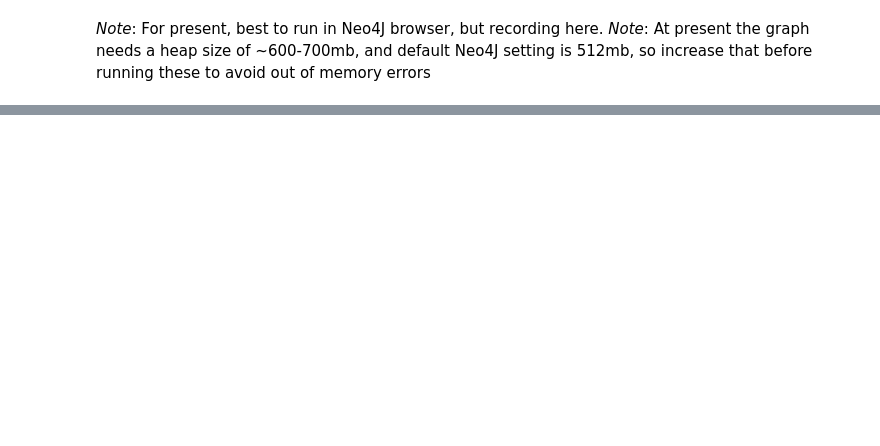
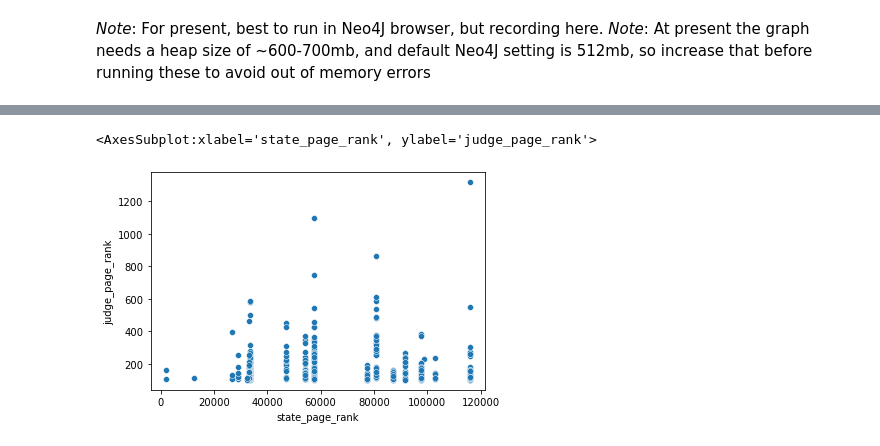
Before and after one commit to luke-grassroot/legalgraph, a Jupyter notebook: src/IndiaLegal-DS.ipynb, the cells around one changed output, grey strips where cells are left out. Cells and saved outputs as stored; diff of their text form; code cells hidden in the pictures; blank space fills up the shorter version.

Commit message:
Added GDS calls, including construction of graph and writing of PageRank scores, Louvain comms, plus initial exploration

```diff
--- a/src/IndiaLegal-DS.ipynb
+++ b/src/IndiaLegal-DS.ipynb
@@ -27,0 +52,4 @@ page_rank_run_query = """
+# %%
+df = graph.run("""
+    match (c:Case)-[:IN_STATE]->(s:State) return s.state_id, s.state_name, s.page_rank_score, s.l_community, count(distinct(c)) as case_count
+""").to_data_frame()
@@ -27,0 +102,8 @@ page_rank_run_query = """
+# %%
+judge_query = """
+    match (j:Judge)--(c:Case)--(s:State) where j.page_rank_score > 100 return distinct j, s
+"""
+
+judge_cursor = graph.run(judge_query)
+
+judge_data = judge_cursor.data()
@@ -27,0 +123,15 @@ page_rank_run_query = """
+# %%
+judge_list = [
+    {
+        'judge_id': item['j'].get('judge_id'),
+        'judge_female': item['j'].get('judge_female'),
+        'judge_position': item['j'].get('judge_position'),
+        'judge_start': item['j'].get('judge_start'),
+        'judge_state': item['s'].get('state_name'),
+        'judge_page_rank': item['j'].get('page_rank_score'),
+        'state_page_rank': item['s'].get('page_rank_score')
+    }
+    for item in judge_data
+]
+# %%
+jdf = pd.DataFrame(judge_list)
@@ -27,0 +154,5 @@ page_rank_run_query = """
+# %%
+sns.scatterplot(data=jdf[jdf.state_page_rank < 200000], y='judge_page_rank', x='state_page_rank')
+# %% [output]
+<AxesSubplot:xlabel='state_page_rank', ylabel='judge_page_rank'>
+[figure, added]
```
Also changed, not shown: parts of 27 cells of this notebook, 3 other files.
